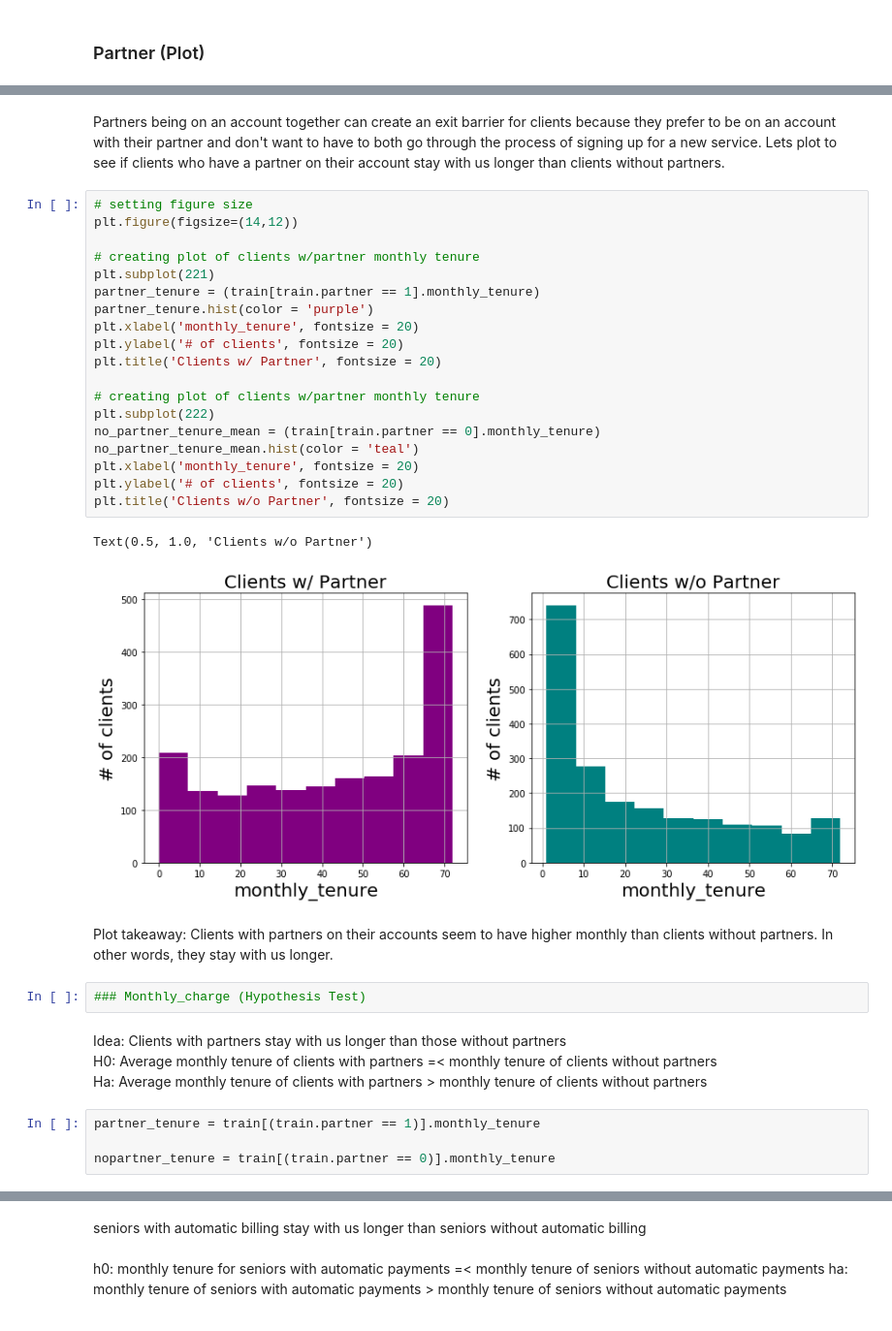
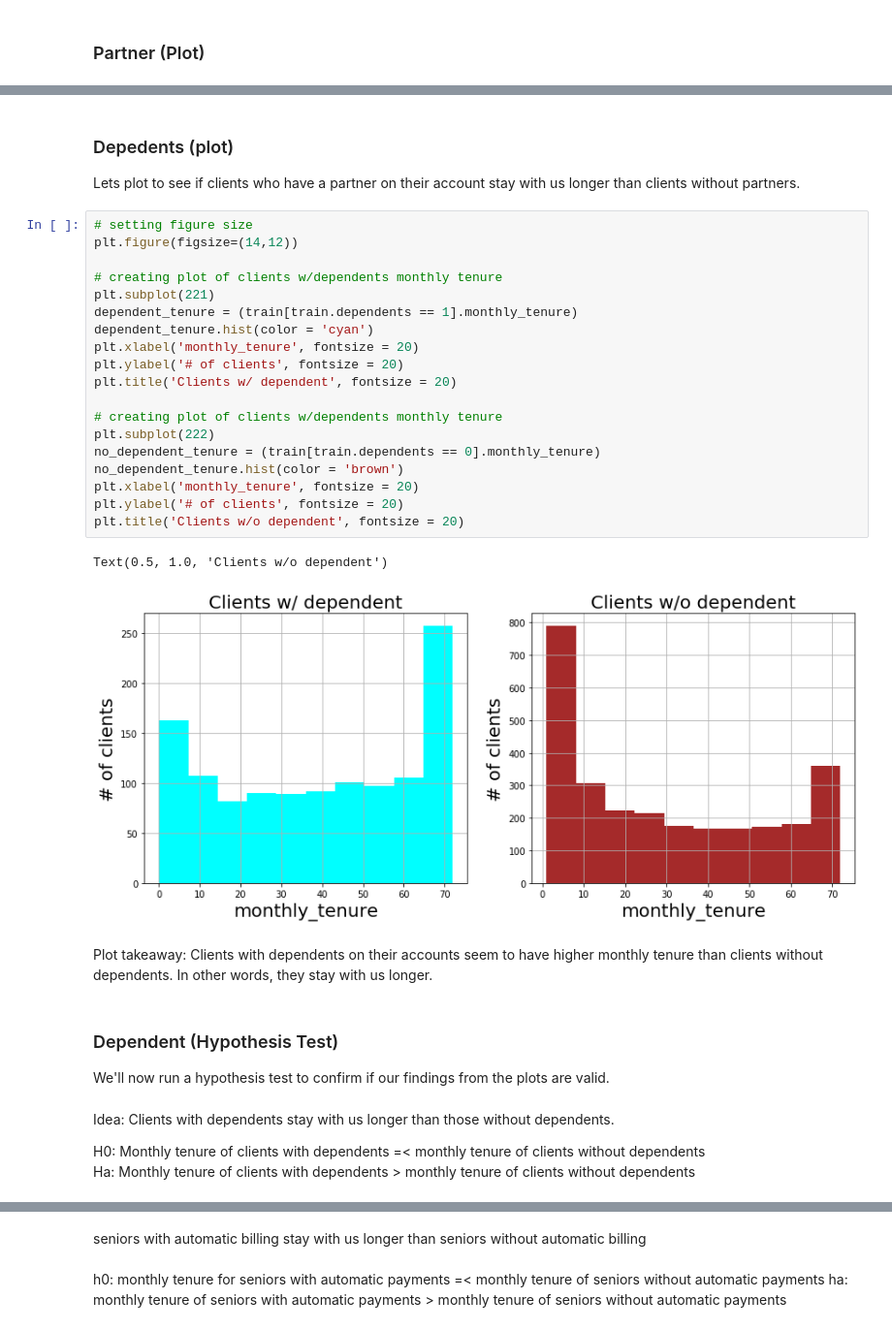
Before and after one commit to SamuelD-Data/Telco_Churn_Project, a Jupyter notebook: classification_project.ipynb, the cells around one changed output, grey strips where cells are left out. Shown at 97% size. Drawn from its saved outputs; the diff is of its cells as text.

```diff
--- a/classification_project.ipynb
+++ b/classification_project.ipynb
@@ -275,38 +362,36 @@ t > 0 and p < alpha so we reject the null hypothesis.
 # %% [markdown]
-Partners being on an account together can create an exit barrier for clients because they prefer to be on an account with their partner and don't want to have to both go through the process of signing up for a new service. Lets plot to see if clients who have a partner on their account stay with us longer than clients without partners.
+### Depedents (plot)
+Lets plot to see if clients who have a partner on their account stay with us longer than clients without partners.
 # %%
 # setting figure size
 plt.figure(figsize=(14,12))
 
-# creating plot of clients w/partner monthly tenure
+# creating plot of clients w/dependents monthly tenure
 plt.subplot(221)
-partner_tenure = (train[train.partner == 1].monthly_tenure)
-partner_tenure.hist(color = 'purple')
+dependent_tenure = (train[train.dependents == 1].monthly_tenure)
+dependent_tenure.hist(color = 'cyan')
 plt.xlabel('monthly_tenure', fontsize = 20)
 plt.ylabel('# of clients', fontsize = 20)
-plt.title('Clients w/ Partner', fontsize = 20)
+plt.title('Clients w/ dependent', fontsize = 20)
 
-# creating plot of clients w/partner monthly tenure
+# creating plot of clients w/dependents monthly tenure
 plt.subplot(222)
-no_partner_tenure_mean = (train[train.partner == 0].monthly_tenure)
-no_partner_tenure_mean.hist(color = 'teal')
+no_dependent_tenure = (train[train.dependents == 0].monthly_tenure)
+no_dependent_tenure.hist(color = 'brown')
 plt.xlabel('monthly_tenure', fontsize = 20)
 plt.ylabel('# of clients', fontsize = 20)
-plt.title('Clients w/o Partner', fontsize = 20)
+plt.title('Clients w/o dependent', fontsize = 20)
 # %% [output]
-Text(0.5, 1.0, 'Clients w/o Partner')
+Text(0.5, 1.0, 'Clients w/o dependent')
-[figure, old version]
+[figure, new version]
 # %% [markdown]
-Plot takeaway: Clients with partners on their accounts seem to have higher monthly than clients without partners. In other words, they stay with us longer.
+Plot takeaway: Clients with dependents on their accounts seem to have higher monthly tenure than clients without dependents. In other words, they stay with us longer.
-# %%
-### Monthly_charge (Hypothesis Test)
+# %% [markdown]
+### Dependent (Hypothesis Test)
+We'll now run a hypothesis test to confirm if our findings from the plots are valid.
 # %% [markdown]
-Idea: Clients with partners stay with us longer than those without partners
+Idea: Clients with dependents stay with us longer than those without dependents.
+
+H0: Monthly tenure of clients with dependents =< monthly tenure of clients without dependents
 <br>
-H0: Average monthly tenure of clients with partners =< monthly tenure of clients without partners
-<br>
-Ha: Average monthly tenure of clients with partners > monthly tenure of clients without partners
+Ha: Monthly tenure of clients with dependents > monthly tenure of clients without dependents
-# %%
-partner_tenure = train[(train.partner == 1)].monthly_tenure
-
-nopartner_tenure = train[(train.partner == 0)].monthly_tenure
```
Also changed, not shown: parts of 34 cells of this notebook.
